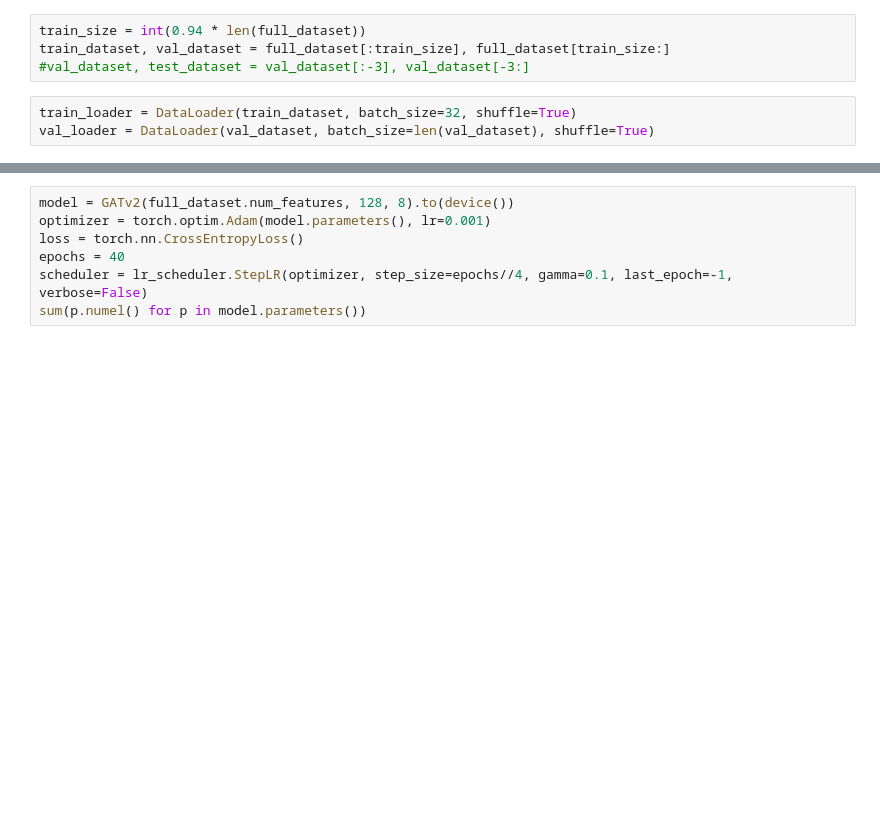
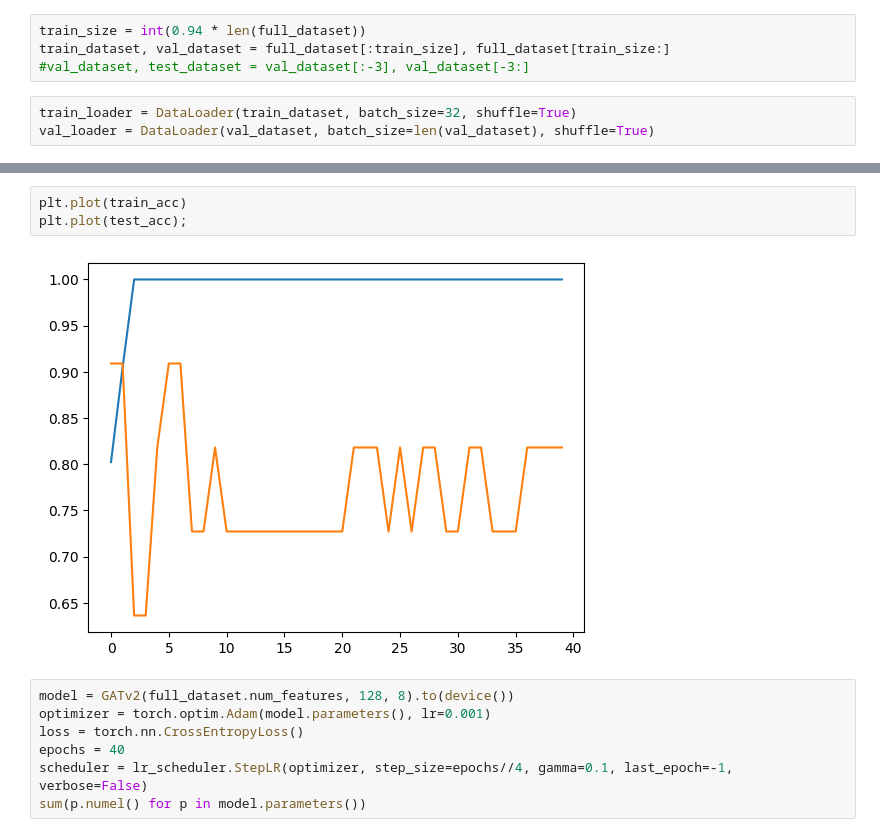
Before and after one commit to myxa/Open_Close_GNN, a Jupyter notebook: notebooks/model_training.ipynb, the cells around one changed output, grey strips where cells are left out. Drawn from its saved outputs; the diff is of its cells as text; blank space fills up the shorter version.

```diff
--- a/notebooks/model_training.ipynb
+++ b/notebooks/model_training.ipynb
@@ -69,3 +208,8 @@ plt.plot(val_loss);
+# %%
+plt.plot(train_acc)
+plt.plot(test_acc);
+# %% [output]
+[figure, added]
 # %%
 model = GATv2(full_dataset.num_features, 128, 8).to(device())
 optimizer = torch.optim.Adam(model.parameters(), lr=0.001)
```
Also changed, not shown: parts of 8 cells of this notebook.
